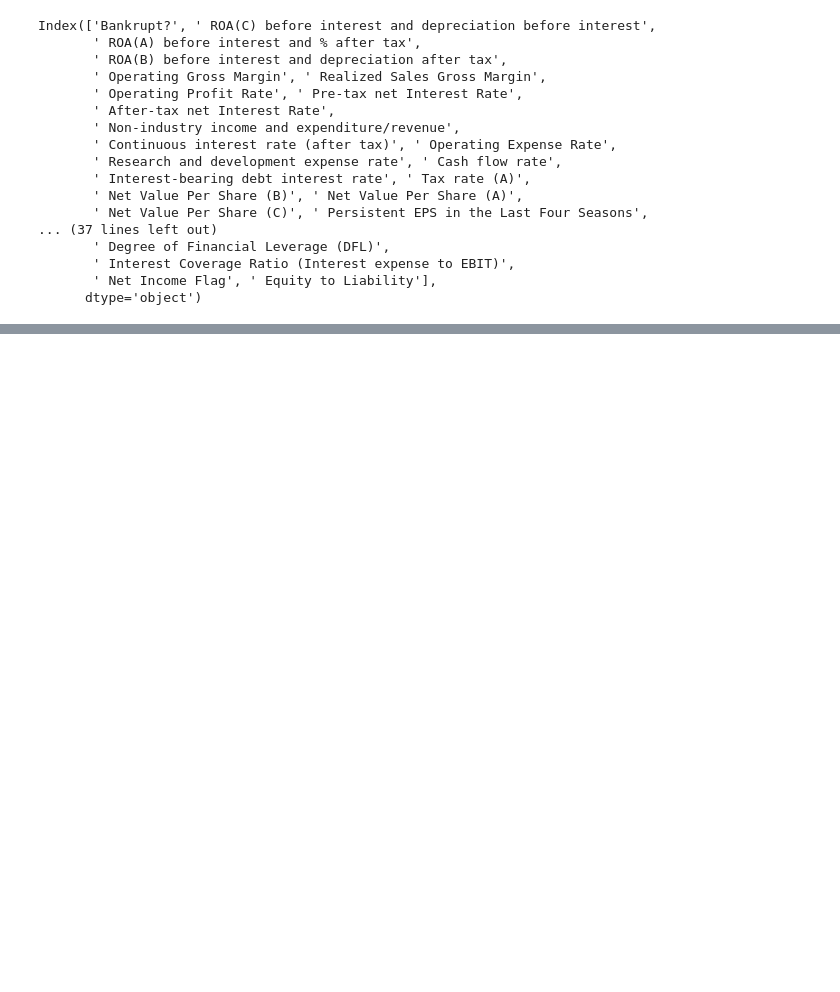
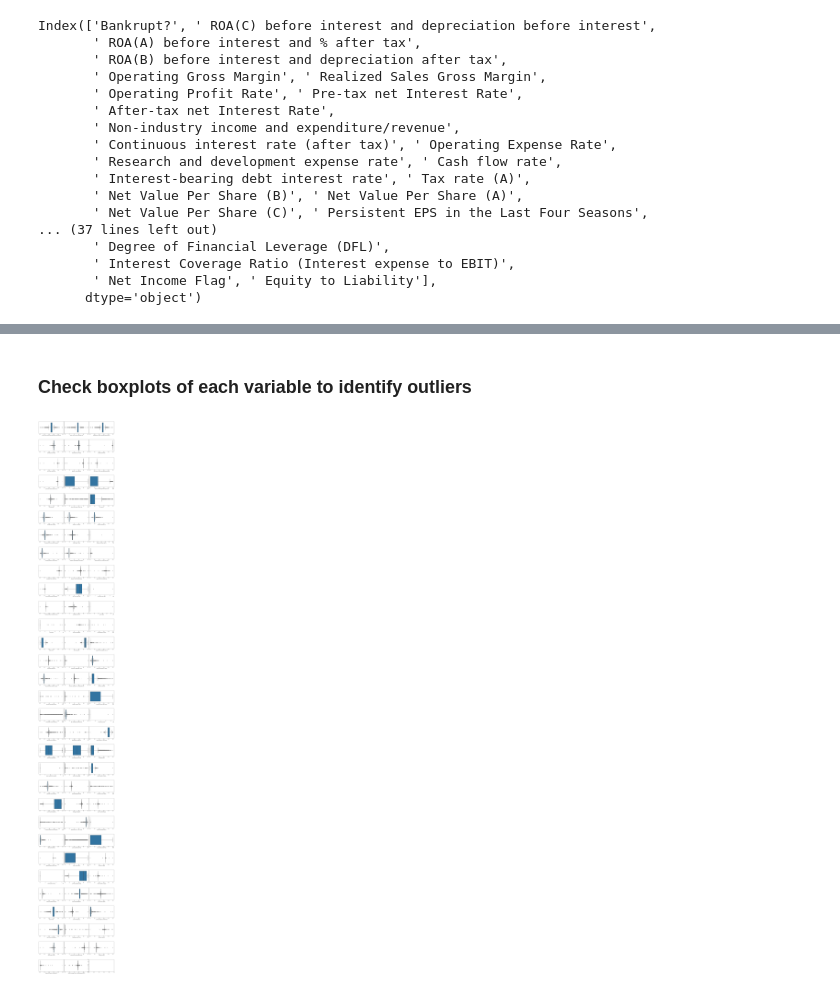
Before and after one commit to ZasadnyJan/Company_bankrupcy_prediction, a Jupyter notebook: Main_notebook.ipynb, the cells around one changed output, grey strips where cells are left out. Drawn from its saved outputs; the diff is of its cells as text; code cells hidden in the pictures; blank space fills up the shorter version.

```diff
--- a/Main_notebook.ipynb
+++ b/Main_notebook.ipynb
@@ -52,0 +122,3 @@ Index(['Bankrupt?', ' ROA(C) before interest and depreciation before interest',
+# %%
+df_numerical = df.select_dtypes(include=['float64'])
+df_numerical.info()
@@ -52,0 +143,14 @@ Index(['Bankrupt?', ' ROA(C) before interest and depreciation before interest',
+# %% [markdown]
+### Check boxplots of each variable to identify outliers
+# %%
+fig, ax = plt.subplots(nrows=31, ncols=3, figsize=(20,150))
+fig.subplots_adjust(hspace = .5, wspace=.001)
+
+ax = ax.ravel()
+for i in range(0,len(df_numerical.columns)-1):
+
+    sns.boxplot(x=df_numerical[df_numerical.columns[i]],ax=ax[i])
+
+plt.show()
+# %% [output]
+[figure, added]
```
Also changed, not shown: parts of 22 cells of this notebook.
